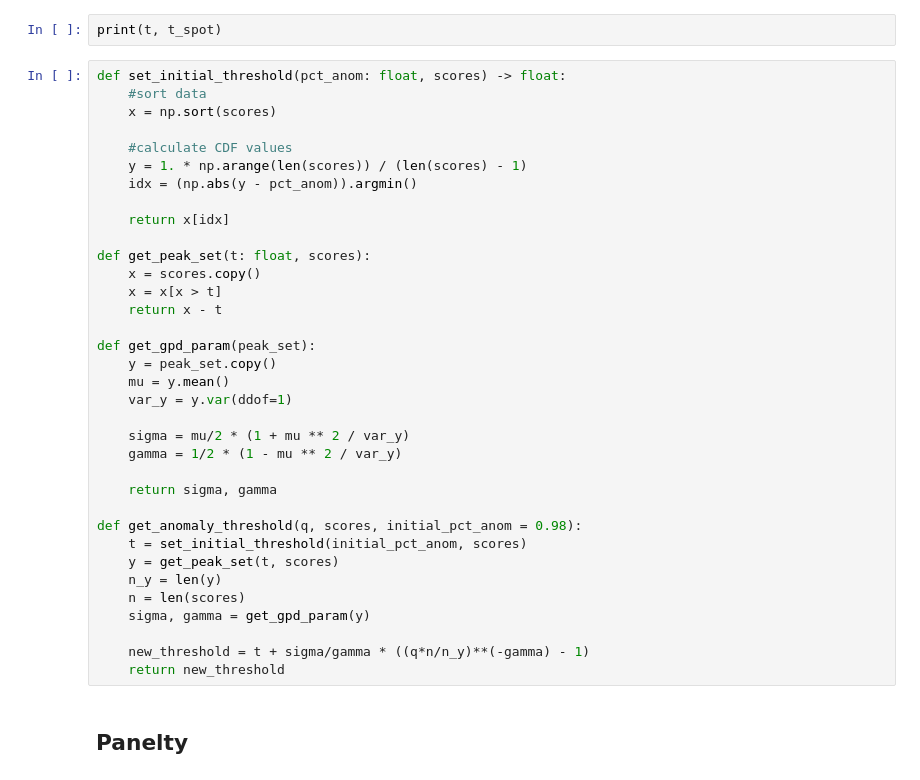
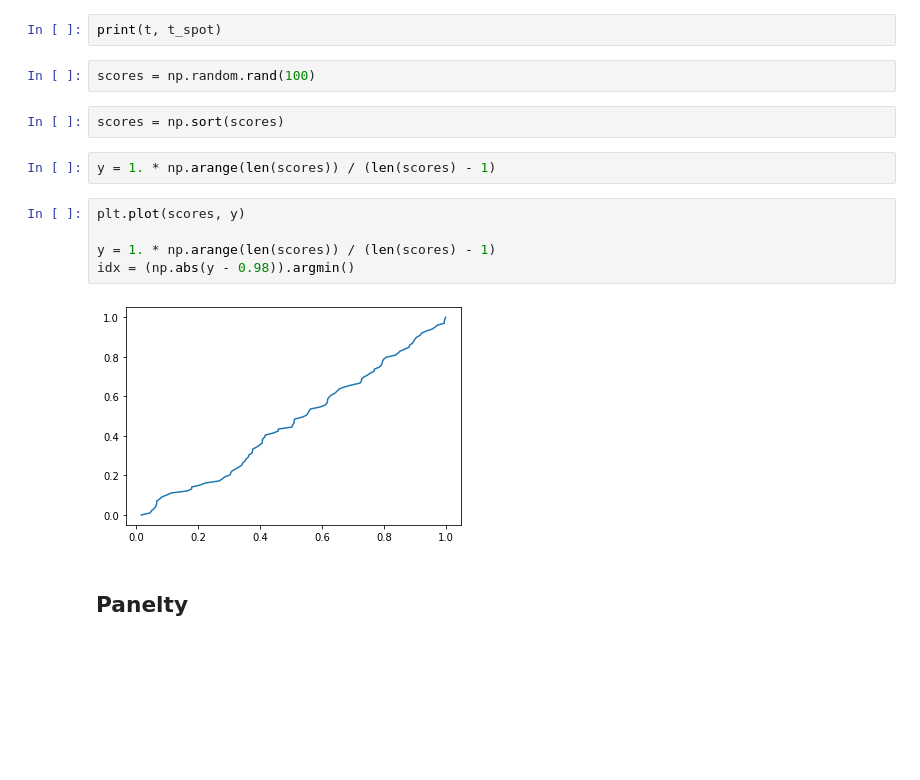
Before and after one commit to georgian-io/pyoats, a Jupyter notebook: scratch.ipynb, the cells around one changed output. Saved outputs shown, nothing was run; the diff lists cells and outputs as text; blank space fills up the shorter version.

```diff
--- a/scratch.ipynb
+++ b/scratch.ipynb
@@ -234,41 +42,19 @@ from sklearn.preprocessing import Normalizer
 ## Set Threshold
 # %%
 print(t, t_spot)
-# %%
-def set_initial_threshold(pct_anom: float, scores) -> float:
-    #sort data
-    x = np.sort(scores)
-
-    #calculate CDF values
-    y = 1. * np.arange(len(scores)) / (len(scores) - 1)
-    idx = (np.abs(y - pct_anom)).argmin()
-
-    return x[idx]
-
-def get_peak_set(t: float, scores):
-    x = scores.copy()
-    x = x[x > t]
-    return x - t
-
-def get_gpd_param(peak_set):
-    y = peak_set.copy()
-    mu = y.mean()
-    var_y = y.var(ddof=1)
-
-    sigma = mu/2 * (1 + mu ** 2 / var_y)
-    gamma = 1/2 * (1 - mu ** 2 / var_y)
-
-    return sigma, gamma
-
-def get_anomaly_threshold(q, scores, initial_pct_anom = 0.98):
-    t = set_initial_threshold(initial_pct_anom, scores)
-    y = get_peak_set(t, scores)
-    n_y = len(y)
-    n = len(scores)
-    sigma, gamma = get_gpd_param(y)
-
-    new_threshold = t + sigma/gamma * ((q*n/n_y)**(-gamma) - 1)
-    return new_threshold
+# %%
+scores = np.random.rand(100)
+# %%
+scores = np.sort(scores)
+# %%
+y = 1. * np.arange(len(scores)) / (len(scores) - 1)
+# %%
+plt.plot(scores, y)
+
+y = 1. * np.arange(len(scores)) / (len(scores) - 1)
+idx = (np.abs(y - 0.98)).argmin()
+# %% [output]
+[figure, added]
 # %% [markdown]
 ## Panelty
 # %%
```
Also changed, not shown: parts of 61 cells of this notebook, 8 other files.
